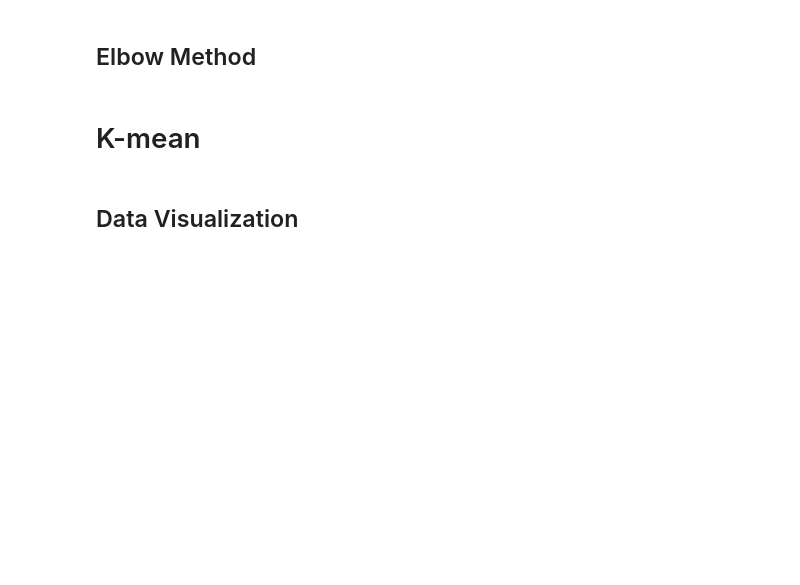
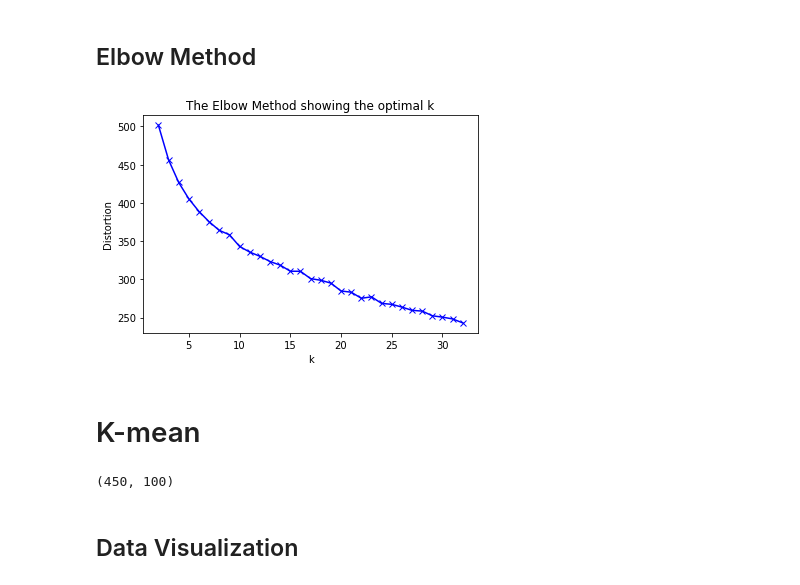
Before and after one commit to dawaraziz/Last_Statement_NLP, a Jupyter notebook: Lucas.ipynb, the cells around one changed output. Cells and saved outputs as stored; diff of their text form; code cells hidden in the pictures; blank space fills up the shorter version.

Commit message:
add glove

```diff
--- a/Lucas.ipynb
+++ b/Lucas.ipynb
@@ -204,0 +228,12 @@ s = u'I am very thankful for all the hard work the Mexican  consulate put in a f
+# %%
+death_notes_clean = []
+for note in death_notes:
+    note = rm_punc.sub(' ', note)
+    words = []
+    tokens = note.split()
+    for token in tokens:
+        if token and token not in stop_words and token.lower() != 'none' and token.lower() != 'nonenone':
+            words.append(token)
+
+    if words:
+        death_notes_clean.append(' '.join(words))
@@ -207,11 +246,12 @@ s = u'I am very thankful for all the hard work the Mexican  consulate put in a f
 # %% [markdown]
 ## GloVe
 # %%
-glove_model = open("embeddings/glove.6B.100d.txt", encoding="utf-8")
+glove_model = open("embedding/glove.6B.100d.txt", encoding="utf-8").readlines()
 # %%
 corpus = []
+doc_txt = death_notes_clean
 
-for sent in doc_text:
+for sent in doc_txt:
     words = sent.strip().split(" ")
     corpus += words
 
@@ -231,14 +275,16 @@ word_embedding["UNKNOWN_TOKEN"] = np.random.uniform(-0.25, 0.25, len(split)-1)
 # %%
 glove_embedding = []
 unknow_tokens = []
-for sent in doc_text:
+for sent in doc_txt:
     words = sent.strip().split(" ")
     vectors = []
     for word in words:
         if word in word_embedding:
             vectors.append(word_embedding[word])
+        elif word.lower() in word_embedding:
+            vectors.append(word_embedding[word.lower()])
         else:
             vectors.append(word_embedding["UNKNOWN_TOKEN"])
             unknow_tokens.append(word)
     vectors = np.array(vectors)
-    glove_embedding.append(np.mean(vectors, axis=2))
+    glove_embedding.append(np.mean(vectors, axis=0))
@@ -297,29 +369,35 @@ embedding = glove_embedding
 # %%
 from sklearn import metrics
 from scipy.spatial.distance import cdist
 import matplotlib.pyplot as plt
 import numpy as np
 
-maximum = 16
+maximum = 32
 
-plt.plot()
+_ = plt.plot()
 distortions = []
 K = range(2, maximum+1)
 for k in K:
     kmeans = KMeans(n_clusters=k, init='k-means++', random_state=2018)
-    kmeans.fit(embedding)
-    distortions.append(kmeans.inertia_)
+    _ = kmeans.fit(embedding)
+    _ = distortions.append(kmeans.inertia_)
 
 # Plot the elbow
-plt.plot(K, distortions, 'bx-')
-plt.xlabel('k')
-plt.ylabel('Distortion')
-plt.title('The Elbow Method showing the optimal k')
+_ = plt.plot(K, distortions, 'bx-')
+_ = plt.xlabel('k')
+_ = plt.ylabel('Distortion')
+_ = plt.title('The Elbow Method showing the optimal k')
 plt.show()
+# %% [output]
+[figure, added]
 # %% [markdown]
 # K-mean
 # %%
 k = 7
+# %%
+np.array(embedding).shape
+# %% [output]
+(450, 100)
 # %%
 kmeans = KMeans(n_clusters=k, init='k-means++', random_state=2018).fit(embedding)
 clusters = kmeans.predict(embedding)
```
Also changed, not shown: parts of 15 cells of this notebook.
